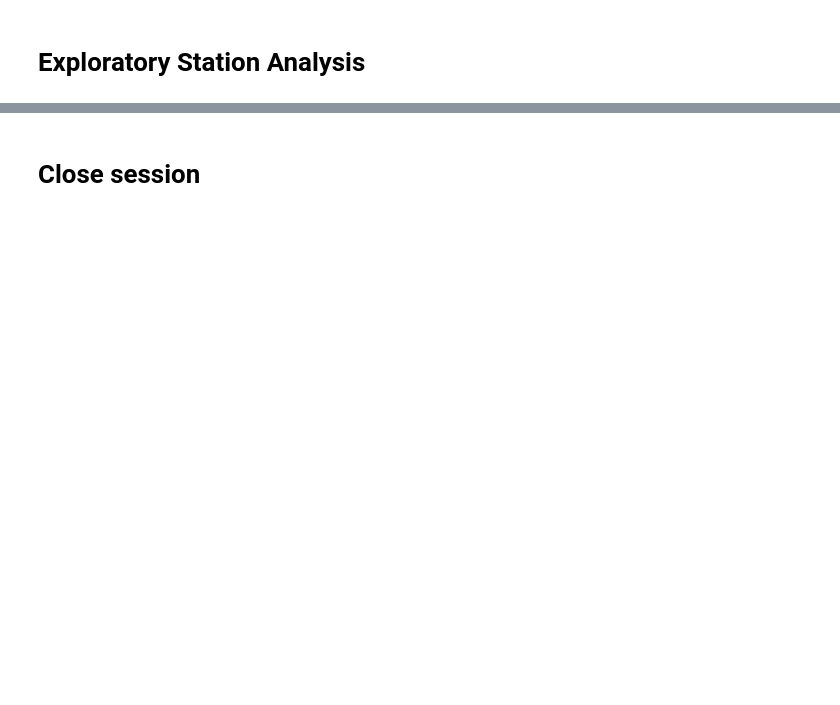
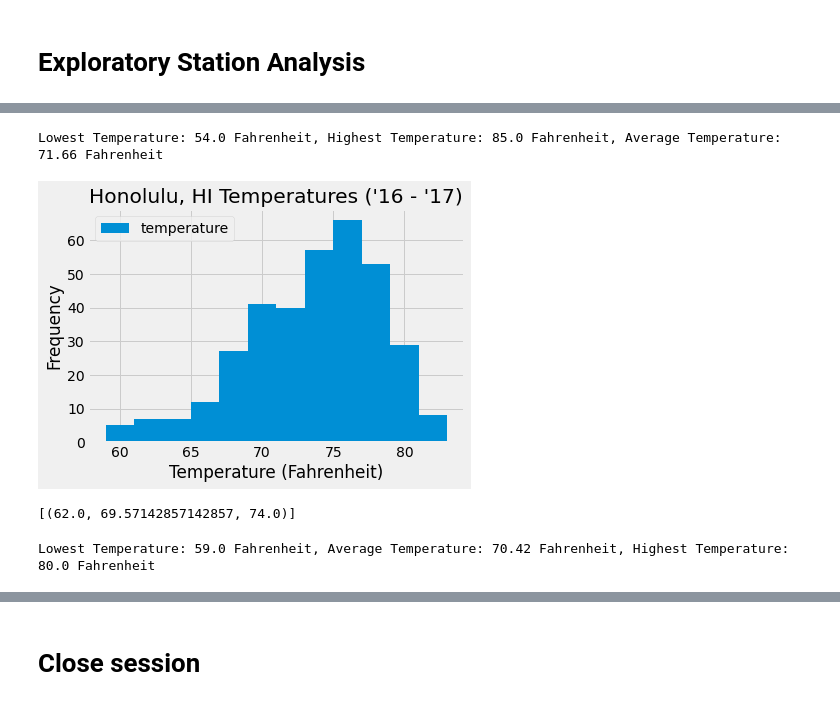
Before and after one commit to edemolbi/sqlalchemy-challenge, a Jupyter notebook: climate_starter.ipynb, the cells around one changed output, grey strips where cells are left out. Drawn from its saved outputs; the diff is of its cells as text; code cells hidden in the pictures; blank space fills up the shorter version.

```diff
--- a/climate_starter.ipynb
+++ b/climate_starter.ipynb
@@ -91,5 +139,66 @@ precipitation_df.head()
 # %%
 # Using the most active station id from the previous query, calculate the lowest, highest, and average temperature.
+most_active = 'USC00519281'
+most_active_temps = session.query(func.min(Measurement.tobs), func.max(Measurement.tobs), func.avg(Measurement.tobs)).\
+    filter(Measurement.station == most_active).all()
+print(f"Lowest Temperature: {most_active_temps[0][0]} Fahrenheit, Highest Temperature: {most_active_temps[0][1]} Fahrenheit, Average Temperature: {round(most_active_temps[0][2], 2)} Fahrenheit  ")
+# %% [output]
+Lowest Temperature: 54.0 Fahrenheit, Highest Temperature: 85.0 Fahrenheit, Average Temperature: 71.66 Fahrenheit
 # %%
 # Using the most active station id
 # Query the last 12 months of temperature observation data for this station and plot the results as a histogram
+year_temps = session.query(Measurement.date, Measurement.tobs).filter(Measurement.station == most_active).\
+    filter(func.strftime("%Y-%m-%d", Measurement.date) >= dt.date(2016, 8, 23)).all()
+
+# Save as a data frame
+year_temps_df = pd.DataFrame(year_temps, columns = ['date', 'temperature'])
+
+# Set index by date
+year_temps_df.set_index('date', inplace = True)
+# %%
+#Use Pandas Plotting with Matplotlib to plot the data
+fig, ax = plt.subplots()
+year_temps_df.plot.hist(bins = 12, ax = ax)
+
+#set labels
+ax.set_xlabel('Temperature (Fahrenheit)')
+ax.set_ylabel('Frequency')
+ax.set_title("Honolulu, HI Temperatures ('16 - '17)")
+
+#save figure
+plt.savefig("Images/temperature_history.png")
+
+#plot
+
+plt.show()
+# %% [output]
+[figure, added]
+# %%
+# This function called `calc_temps` will accept start date and end date in the format '%Y-%m-%d'
+# and return the minimum, average, and maximum temperatures for that range of dates
+def calc_temps(start_date, end_date):
+    """TMIN, TAVG, and TMAX for a list of dates.
+
+    Args:
+        start_date (string): A date string in the format %Y-%m-%d
+        end_date (string): A date string in the format %Y-%m-%d
+
+    Returns:
+        TMIN, TAVE, and TMAX
+    """
+
+    return session.query(func.min(Measurement.tobs), func.avg(Measurement.tobs), func.max(Measurement.tobs)).\
+        filter(Measurement.date >= start_date).filter(Measurement.date <= end_date).all()
+
+# function usage example
+print(calc_temps('2012-02-28', '2012-03-05'))
+# %% [output]
+[(62.0, 69.57142857142857, 74.0)]
+# %%
+# Use your previous function `calc_temps` to calculate the tmin, tavg, and tmax
+# for your trip using the previous year's data for those same dates.
+trip_temps = calc_temps('2017-02-06', '2017-02-16')
+
+print(f"Lowest Temperature: {trip_temps[0][0]} Fahrenheit, Average Temperature: {round(trip_temps[0][1], 2)} Fahrenheit, Highest Temperature: {trip_temps[0][2]} Fahrenheit")
+# %% [output]
+Lowest Temperature: 59.0 Fahrenheit, Average Temperature: 70.42 Fahrenheit, Highest Temperature: 80.0 Fahrenheit
```
Also changed, not shown: parts of 10 cells of this notebook, 5 other files.
